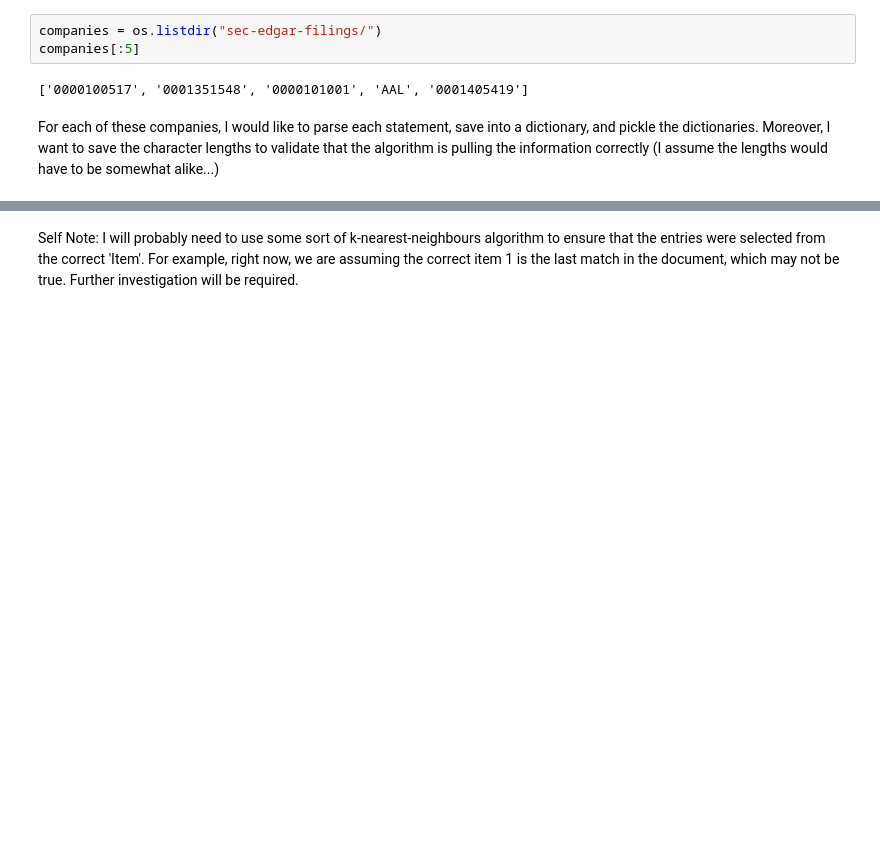
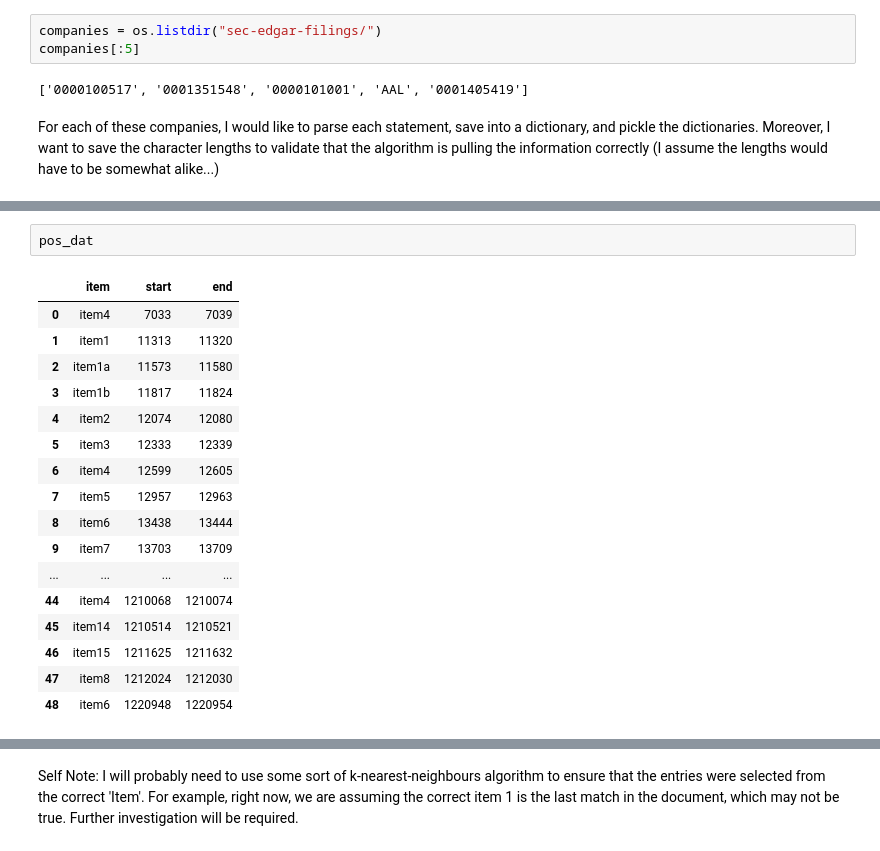
Before and after one commit to lkrenn/10K-10Q-NLP-Project, a Jupyter notebook: Data/all_stock_parse.ipynb, the cells around one changed output, grey strips where cells are left out. Saved outputs shown, nothing was run; the diff lists cells and outputs as text; blank space fills up the shorter version.

```diff
--- a/Data/all_stock_parse.ipynb
+++ b/Data/all_stock_parse.ipynb
@@ -107,6 +109,26 @@ for company in companies[:5]:
         a = pd.concat([a,b], axis=1, join='outer')
 
     lens[company] = a
+# %%
+pos_dat
+# %% [output]
+|  | item | start | end |
+| 0 | item4 | 7033 | 7039 |
+| 1 | item1 | 11313 | 11320 |
+| 2 | item1a | 11573 | 11580 |
+| 3 | item1b | 11817 | 11824 |
+| 4 | item2 | 12074 | 12080 |
+| 5 | item3 | 12333 | 12339 |
+| 6 | item4 | 12599 | 12605 |
+| 7 | item5 | 12957 | 12963 |
+| 8 | item6 | 13438 | 13444 |
+| 9 | item7 | 13703 | 13709 |
+| ... | ... | ... | ... |
+| 44 | item4 | 1210068 | 1210074 |
+| 45 | item14 | 1210514 | 1210521 |
+| 46 | item15 | 1211625 | 1211632 |
+| 47 | item8 | 1212024 | 1212030 |
+| 48 | item6 | 1220948 | 1220954 |
 # %%
 lens[list(lens.keys())[0]]
 # %% [output]
```
Also changed, not shown: parts of 6 cells of this notebook.
